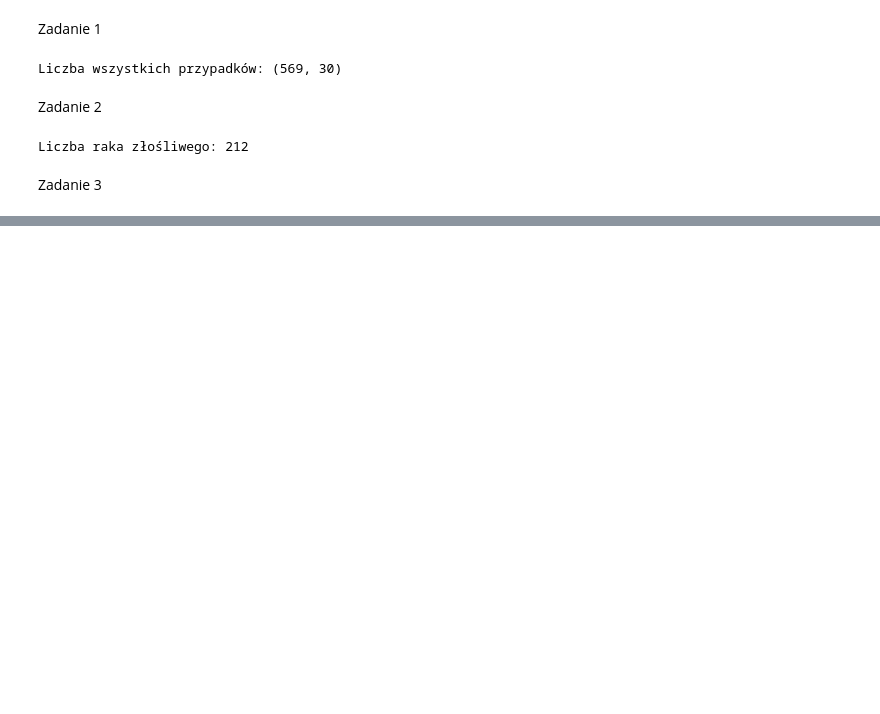
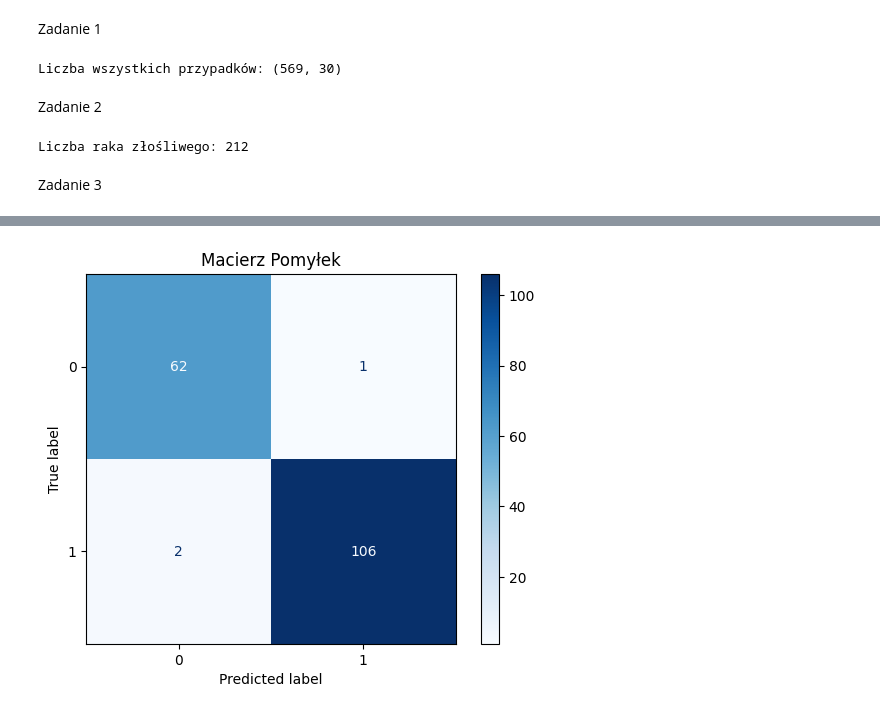
Before and after one commit to Xeesto/UEP, a Jupyter notebook: Lab4_Klasyfikacja.ipynb, the cells around one changed output, grey strips where cells are left out. Saved outputs shown, nothing was run; the diff lists cells and outputs as text; code cells hidden in the pictures; blank space fills up the shorter version.

```diff
--- a/Lab4_Klasyfikacja.ipynb
+++ b/Lab4_Klasyfikacja.ipynb
@@ -24,0 +64,7 @@ Zadanie 3
+# %%
+#1 Standaryzcja danych
+scaler = StandardScaler()
+X_scaled = scaler.fit_transform(X)
+# %%
+#2 Podział na zbiór uczący i testowy (70% - 30%)
+X_train, X_test, y_train, y_test = train_test_split(X_scaled, y, test_size=0.3, random_state=42)
@@ -24,0 +77,12 @@ Zadanie 3
+# %%
+#4 Predykcje na zbiorze testowym
+y_pred = model.predict(X_test)
+y_pred = model.predict(X_test)
+# %%
+#5 Wizualizacja macierzy pomyłek
+cm = confusion_matrix(y_test, y_pred)
+ConfusionMatrixDisplay(confusion_matrix=cm).plot(cmap='Blues')
+plt.title("Macierz Pomyłek")
+plt.show()
+# %% [output]
+[figure, added]
```
Also changed, not shown: parts of 9 cells of this notebook.
